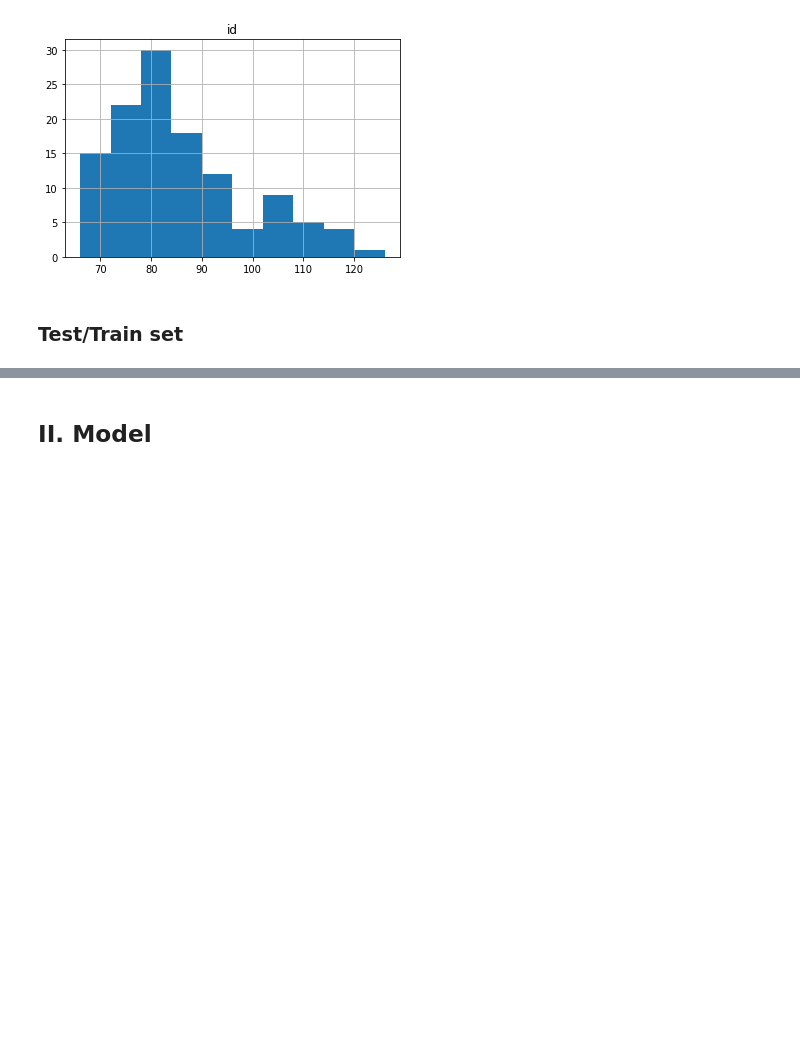
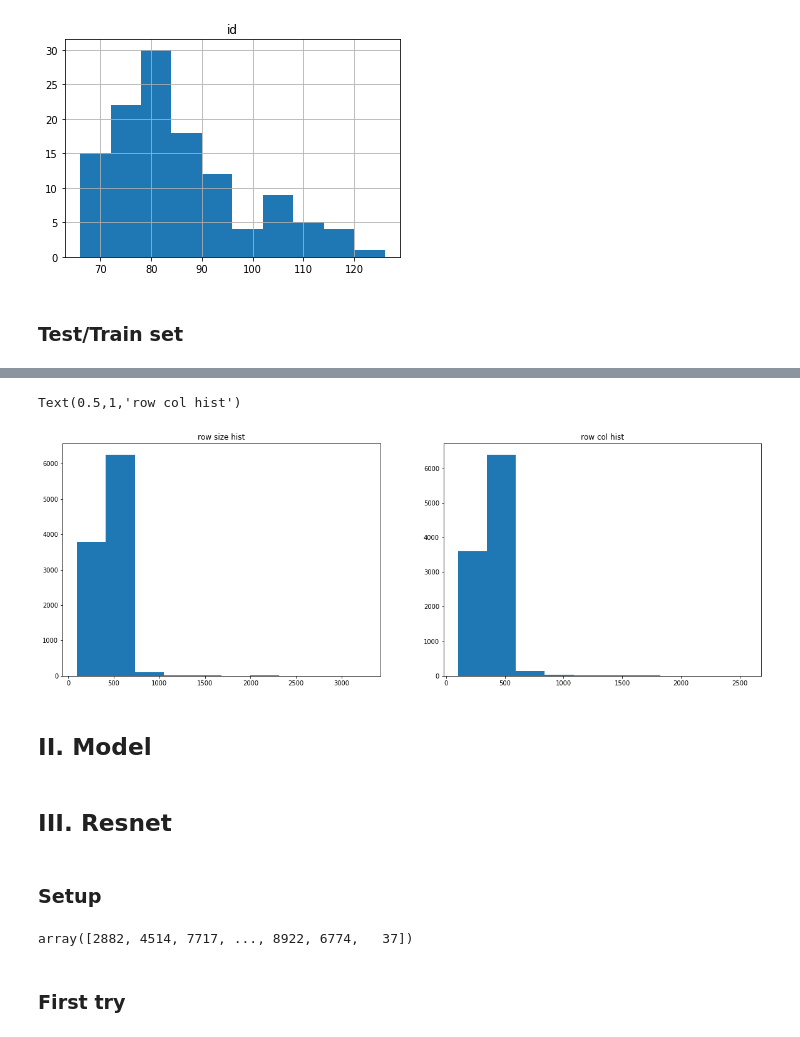
Before and after one commit to thaithai1/kaggle, a Jupyter notebook: dog_breed/Dog_breed_identification.ipynb, the cells around one changed output, grey strips where cells are left out. Cells and saved outputs as stored; diff of their text form; code cells hidden in the pictures; blank space fills up the shorter version.

```diff
--- a/dog_breed/Dog_breed_identification.ipynb
+++ b/dog_breed/Dog_breed_identification.ipynb
@@ -85,2 +85,19 @@ plots(img,figsize=(18,10),rows=2)
+# %%
+import PIL
+dic_size={i : PIL.Image.open(i).size for i in list_img_train}
+sz_row,sz_col=zip(*dic_size.values())
+
+plt.figure(figsize=(20,15))
+plt.subplot(2,2,1)
+plt.hist(sz_row)
+plt.title("row size hist")
+plt.subplot(2,2,2)
+plt.hist(sz_col)
+plt.title("row col hist")
+# %% [output]
+Text(0.5,1,'row col hist')
+[figure, added]
 # %% [markdown]
 ## II. Model
+# %% [markdown]
+## III. Resnet
@@ -86,0 +112,10 @@ plots(img,figsize=(18,10),rows=2)
+# %% [markdown]
+### Setup
+# %%
+PATH = ''
+val_idxs=get_cv_idxs(len(list(open('data/labels.csv')))-1)
+val_idxs
+# %% [output]
+array([2882, 4514, 7717, ..., 8922, 6774,   37])
+# %% [markdown]
+### First try
```
Also changed, not shown: parts of 37 cells of this notebook, 1 other file.
